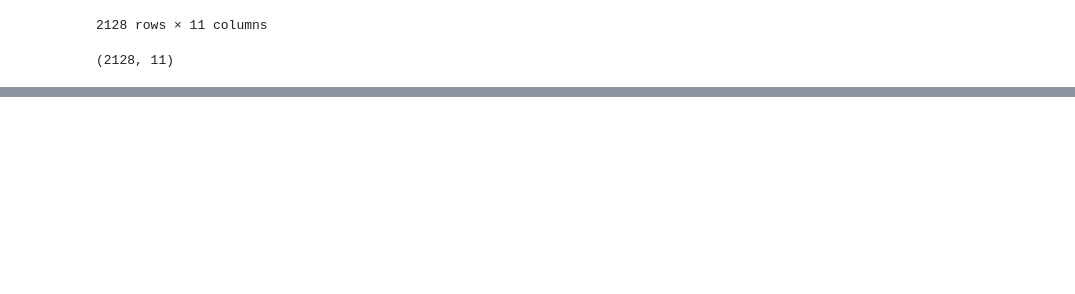
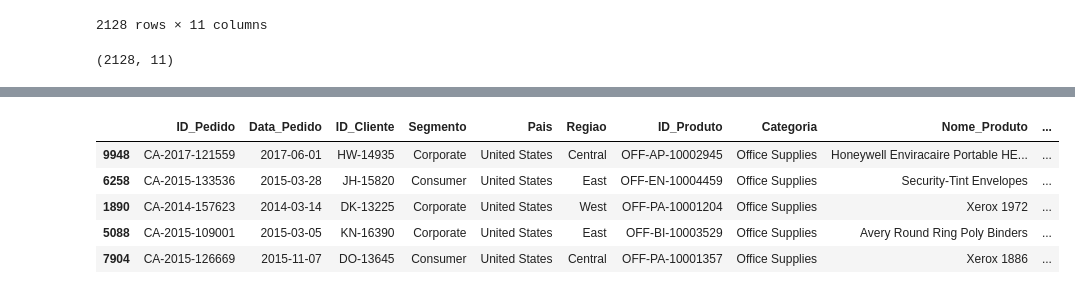
Before and after one commit to leandroclv/DSA_Python, a Jupyter notebook: POO/Pandas.ipynb, the cells around one changed output, grey strips where cells are left out. Saved outputs shown, nothing was run; the diff lists cells and outputs as text; code cells hidden in the pictures; blank space fills up the shorter version.

```diff
--- a/POO/Pandas.ipynb
+++ b/POO/Pandas.ipynb
@@ -368,0 +386,10 @@ dsa_df[dsa_df['Quantidade'].isin([5,7,9,11])][:10]
+# %%
+#Filtrando as vendas que não ocorreram para o segmento de Home Office e nem na região South
+dsa_df[(dsa_df.Segmento != 'Home Office') & (dsa_df.Regiao != 'South')].sample(5)
+# %% [output]
+|  | ID_Pedido | Data_Pedido | ID_Cliente | Segmento | Pais | Regiao | ID_Produto | Categoria | Nome_Produto | ... |
+| 9948 | CA-2017-121559 | 2017-06-01 | HW-14935 | Corporate | United States | Central | OFF-AP-10002945 | Office Supplies | Honeywell Enviracaire Portable HE... | ... |
+| 6258 | CA-2015-133536 | 2015-03-28 | JH-15820 | Consumer | United States | East | OFF-EN-10004459 | Office Supplies | Security-Tint Envelopes | ... |
+| 1890 | CA-2014-157623 | 2014-03-14 | DK-13225 | Corporate | United States | West | OFF-PA-10001204 | Office Supplies | Xerox 1972 | ... |
+| 5088 | CA-2015-109001 | 2015-03-05 | KN-16390 | Corporate | United States | East | OFF-BI-10003529 | Office Supplies | Avery Round Ring Poly Binders | ... |
+| 7904 | CA-2015-126669 | 2015-11-07 | DO-13645 | Consumer | United States | Central | OFF-PA-10001357 | Office Supplies | Xerox 1886 | ... |
```
Also changed, not shown: parts of 3 cells of this notebook.
